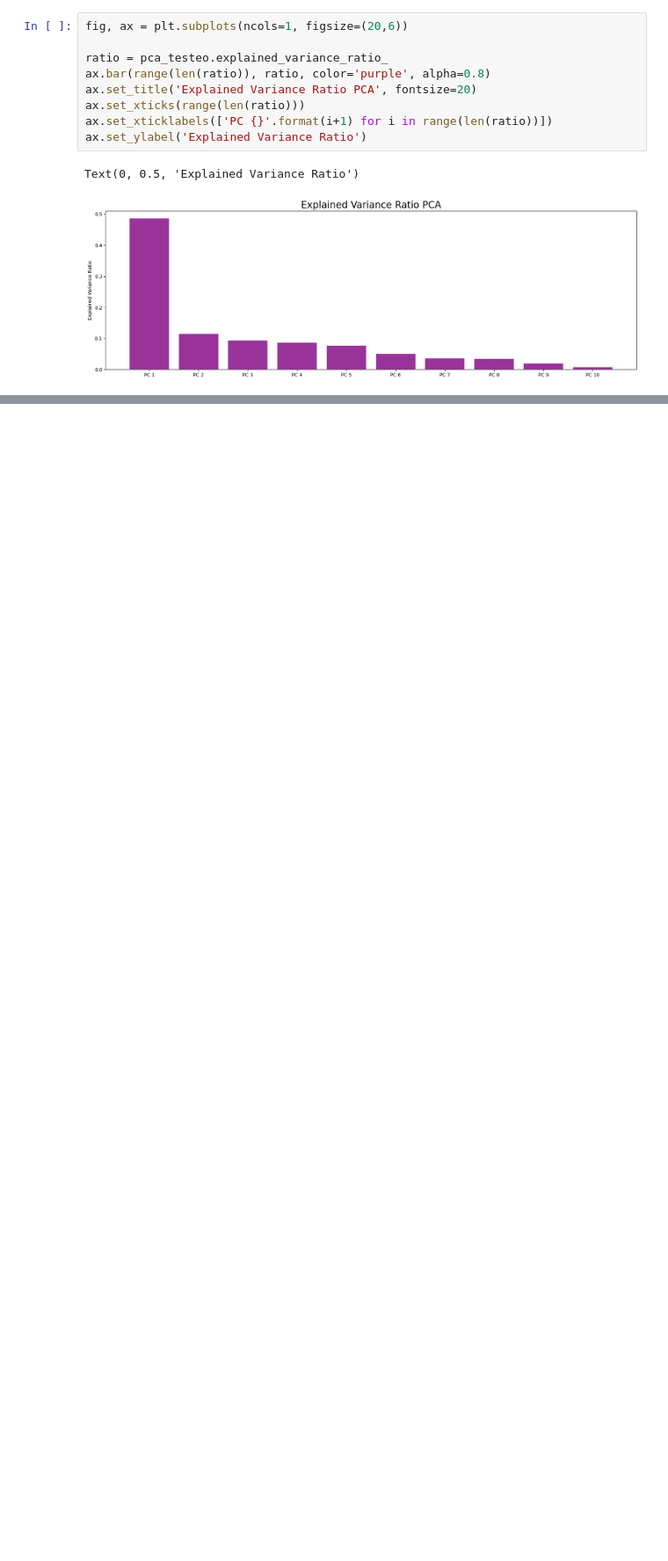
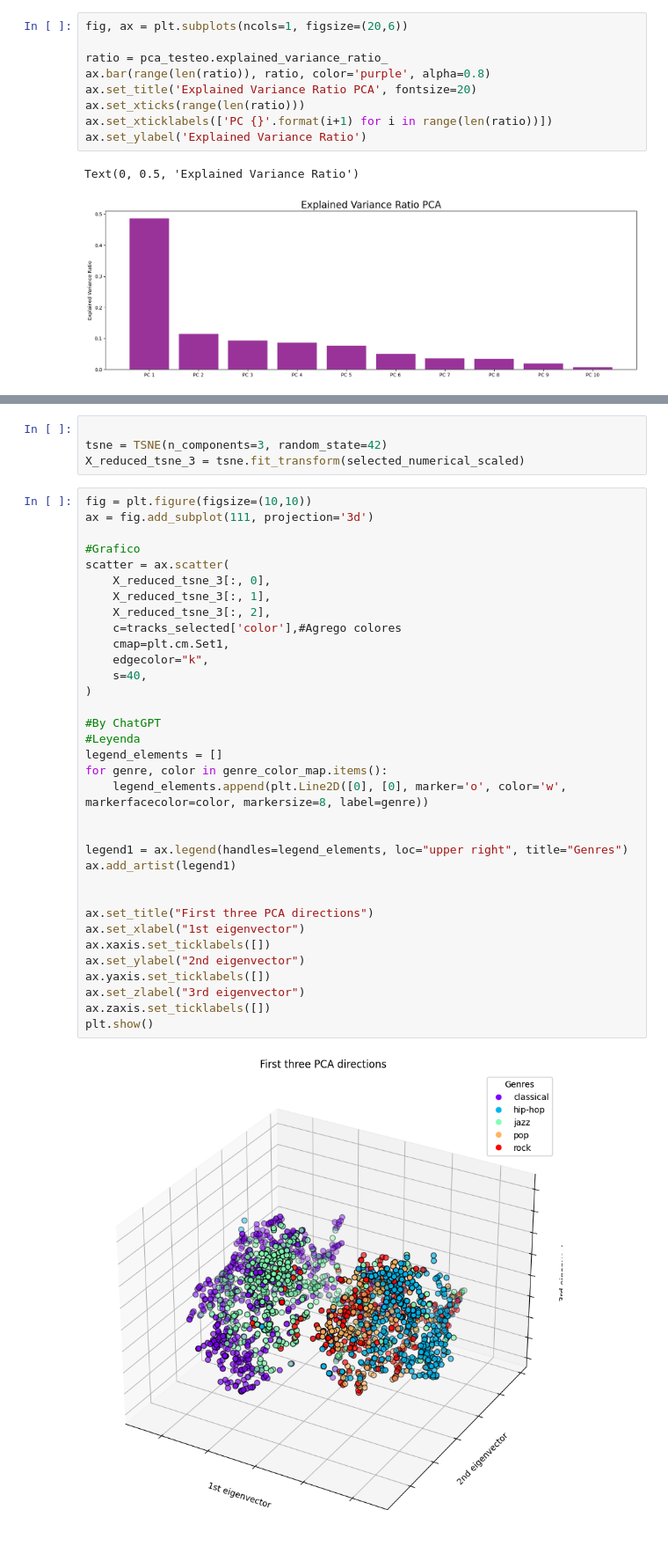
Before and after one commit to JaviCeRodriguez/IAA_tpfinal, a Jupyter notebook: Todo_junto.ipynb, the cells around one changed output, grey strips where cells are left out. Shown at 88% size. Cells and saved outputs as stored; diff of their text form; blank space fills up the shorter version.

```diff
--- a/Todo_junto.ipynb
+++ b/Todo_junto.ipynb
@@ -472,0 +497,40 @@ Xpca_train,Xpca_test,y2_train,y2_test = train_test_split(X_pca_testeo,y,random_s
+# %%
+
+tsne = TSNE(n_components=3, random_state=42)
+X_reduced_tsne_3 = tsne.fit_transform(selected_numerical_scaled)
+# %%
+fig = plt.figure(figsize=(10,10))
+ax = fig.add_subplot(111, projection='3d')
+
+#Grafico
+scatter = ax.scatter(
+    X_reduced_tsne_3[:, 0],
+    X_reduced_tsne_3[:, 1],
+    X_reduced_tsne_3[:, 2],
+    c=tracks_selected['color'],#Agrego colores
+    cmap=plt.cm.Set1,
+    edgecolor="k",
+    s=40,
+)
+
+#By ChatGPT
+#Leyenda
+legend_elements = []
+for genre, color in genre_color_map.items():
+    legend_elements.append(plt.Line2D([0], [0], marker='o', color='w', markerfacecolor=color, markersize=8, label=genre))
+
+
+legend1 = ax.legend(handles=legend_elements, loc="upper right", title="Genres")
+ax.add_artist(legend1)
+
+
+ax.set_title("First three PCA directions")
+ax.set_xlabel("1st eigenvector")
+ax.xaxis.set_ticklabels([])
+ax.set_ylabel("2nd eigenvector")
+ax.yaxis.set_ticklabels([])
+ax.set_zlabel("3rd eigenvector")
+ax.zaxis.set_ticklabels([])
+plt.show()
+# %% [output]
+[figure, added]
```
Also changed, not shown: parts of 31 cells of this notebook.
